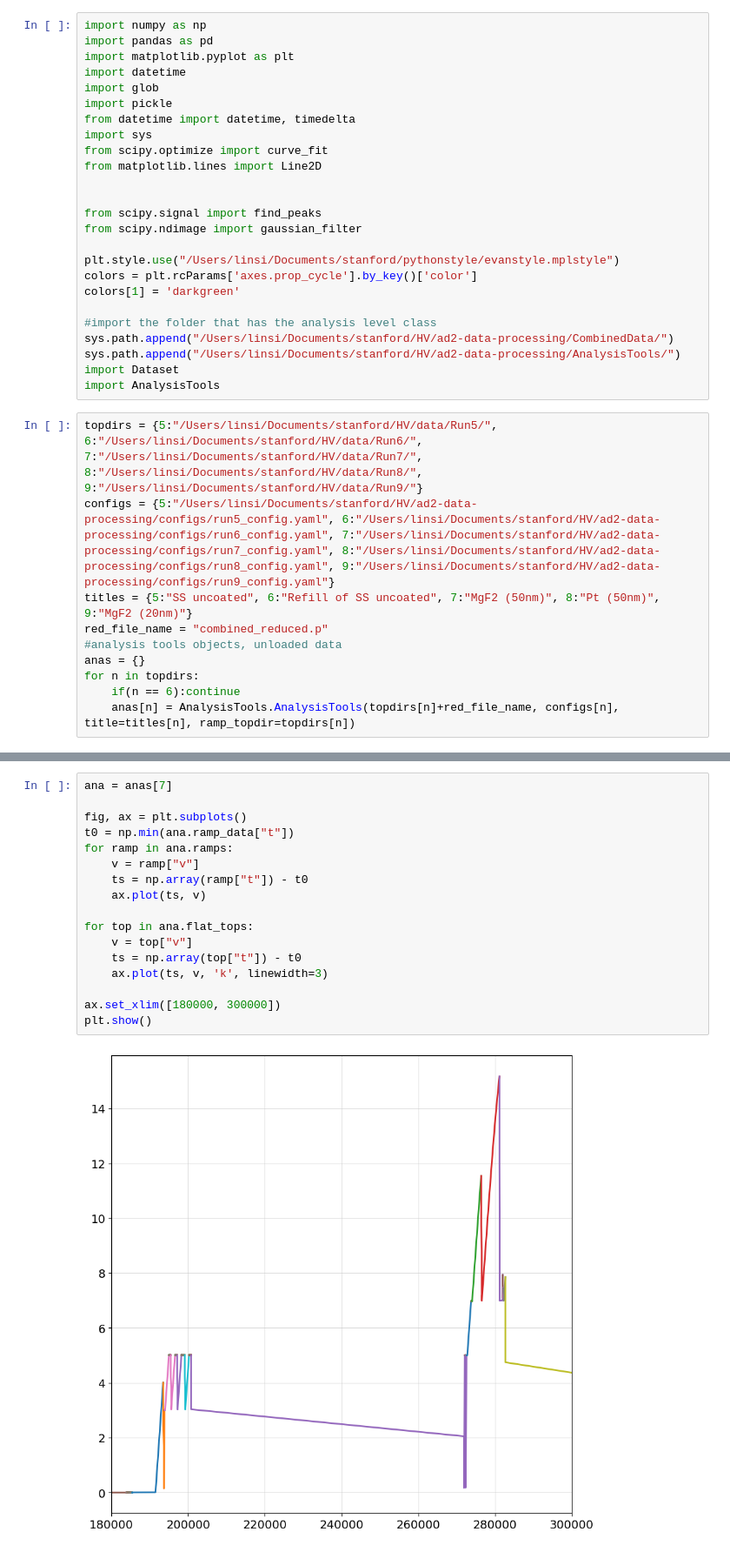
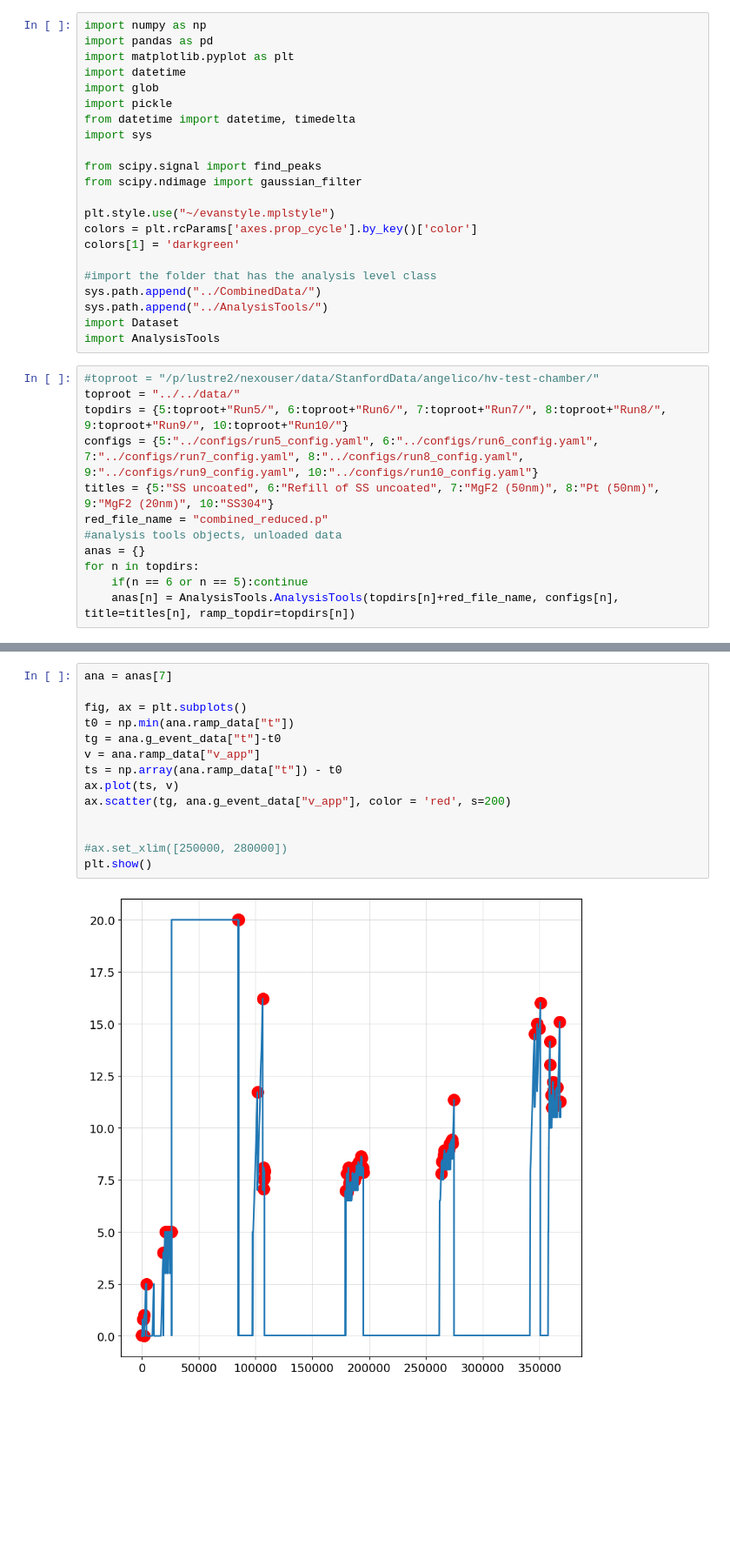
Before and after one commit to ejangelico/ad2-data-processing, a Jupyter notebook: notebooks/test.ipynb, the cells around one changed output, grey strips where cells are left out. Shown at 87% size. Drawn from its saved outputs; the diff is of its cells as text; blank space fills up the shorter version.

```diff
--- a/notebooks/test.ipynb
+++ b/notebooks/test.ipynb
@@ -7,31 +7,30 @@ import glob
 import pickle
 from datetime import datetime, timedelta
 import sys
-from scipy.optimize import curve_fit
-from matplotlib.lines import Line2D
-
 
 from scipy.signal import find_peaks
 from scipy.ndimage import gaussian_filter
 
-plt.style.use("/Users/linsi/Documents/stanford/pythonstyle/evanstyle.mplstyle")
+plt.style.use("~/evanstyle.mplstyle")
 colors = plt.rcParams['axes.prop_cycle'].by_key()['color']
 colors[1] = 'darkgreen'
 
 #import the folder that has the analysis level class
-sys.path.append("/Users/linsi/Documents/stanford/HV/ad2-data-processing/CombinedData/")
-sys.path.append("/Users/linsi/Documents/stanford/HV/ad2-data-processing/AnalysisTools/")
+sys.path.append("../CombinedData/")
+sys.path.append("../AnalysisTools/")
 import Dataset
 import AnalysisTools
 # %%
-topdirs = {5:"/Users/linsi/Documents/stanford/HV/data/Run5/", 6:"/Users/linsi/Documents/stanford/HV/data/Run6/", 7:"/Users/linsi/Documents/stanford/HV/data/Run7/", 8:"/Users/linsi/Documents/stanford/HV/data/Run8/", 9:"/Users/linsi/Documents/stanford/HV/data/Run9/"}
-configs = {5:"/Users/linsi/Documents/stanford/HV/ad2-data-processing/configs/run5_config.yaml", 6:"/Users/linsi/Documents/stanford/HV/ad2-data-processing/configs/run6_config.yaml", 7:"/Users/linsi/Documents/stanford/HV/ad2-data-processing/configs/run7_config.yaml", 8:"/Users/linsi/Documents/stanford/HV/ad2-data-processing/configs/run8_config.yaml", 9:"/Users/linsi/Documents/stanford/HV/ad2-data-processing/configs/run9_config.yaml"}
-titles = {5:"SS uncoated", 6:"Refill of SS uncoated", 7:"MgF2 (50nm)", 8:"Pt (50nm)", 9:"MgF2 (20nm)"}
+#toproot = "/p/lustre2/nexouser/data/StanfordData/angelico/hv-test-chamber/"
+toproot = "../../data/"
+topdirs = {5:toproot+"Run5/", 6:toproot+"Run6/", 7:toproot+"Run7/", 8:toproot+"Run8/", 9:toproot+"Run9/", 10:toproot+"Run10/"}
+configs = {5:"../configs/run5_config.yaml", 6:"../configs/run6_config.yaml", 7:"../configs/run7_config.yaml", 8:"../configs/run8_config.yaml", 9:"../configs/run9_config.yaml", 10:"../configs/run10_config.yaml"}
+titles = {5:"SS uncoated", 6:"Refill of SS uncoated", 7:"MgF2 (50nm)", 8:"Pt (50nm)", 9:"MgF2 (20nm)", 10:"SS304"}
 red_file_name = "combined_reduced.p"
 #analysis tools objects, unloaded data
 anas = {}
 for n in topdirs:
-    if(n == 6):continue
+    if(n == 6 or n == 5):continue
     anas[n] = AnalysisTools.AnalysisTools(topdirs[n]+red_file_name, configs[n], title=titles[n], ramp_topdir=topdirs[n])
 # %%
 #load data into mem if you want
@@ -41,20 +40,17 @@ for n, ana in anas.items():
 # %%
 ana = anas[7]
 
 fig, ax = plt.subplots()
 t0 = np.min(ana.ramp_data["t"])
-for ramp in ana.ramps:
-    v = ramp["v"]
-    ts = np.array(ramp["t"]) - t0
-    ax.plot(ts, v)
+tg = ana.g_event_data["t"]-t0
+v = ana.ramp_data["v_app"]
+ts = np.array(ana.ramp_data["t"]) - t0
+ax.plot(ts, v)
+ax.scatter(tg, ana.g_event_data["v_app"], color = 'red', s=200)
 
-for top in ana.flat_tops:
-    v = top["v"]
-    ts = np.array(top["t"]) - t0
-    ax.plot(ts, v, 'k', linewidth=3)
 
-ax.set_xlim([180000, 300000])
+#ax.set_xlim([250000, 280000])
 plt.show()
 # %% [output]
-[figure, old version]
+[figure, new version]
 # %%
```
Also changed, not shown: parts of 17 cells of this notebook.
